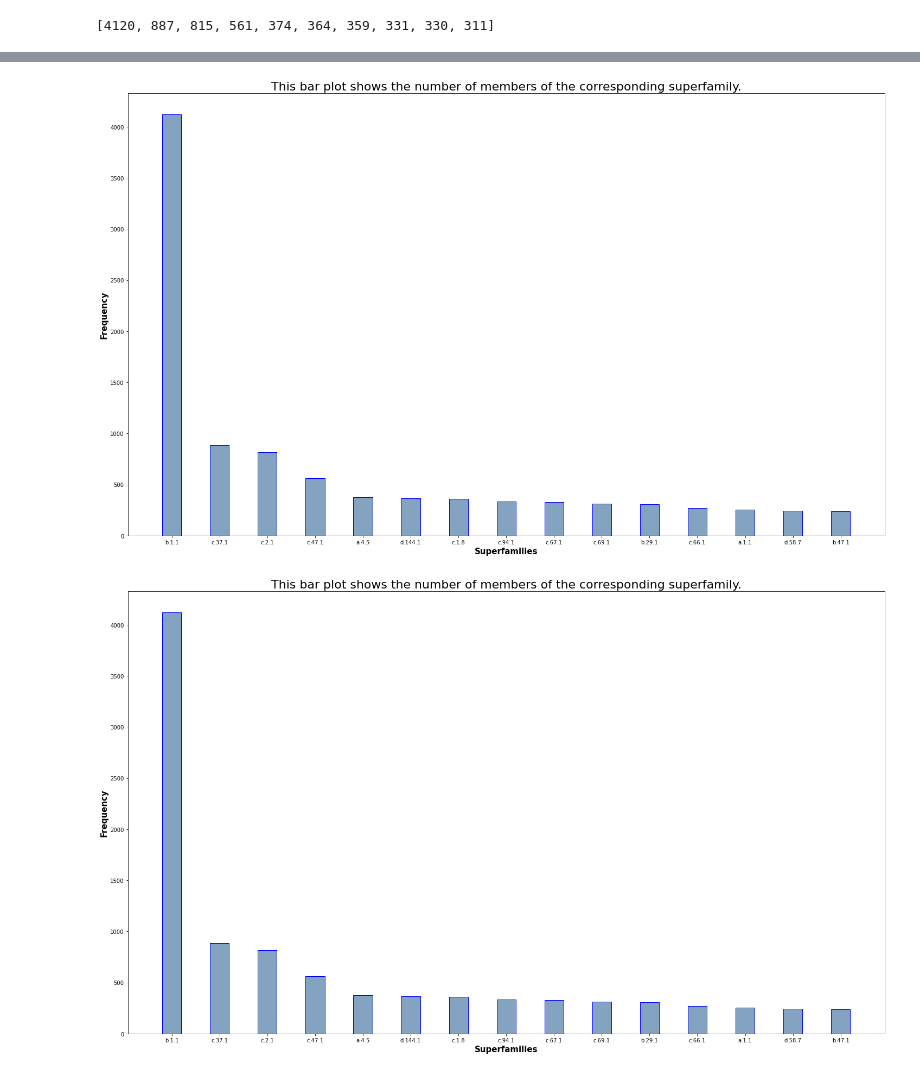
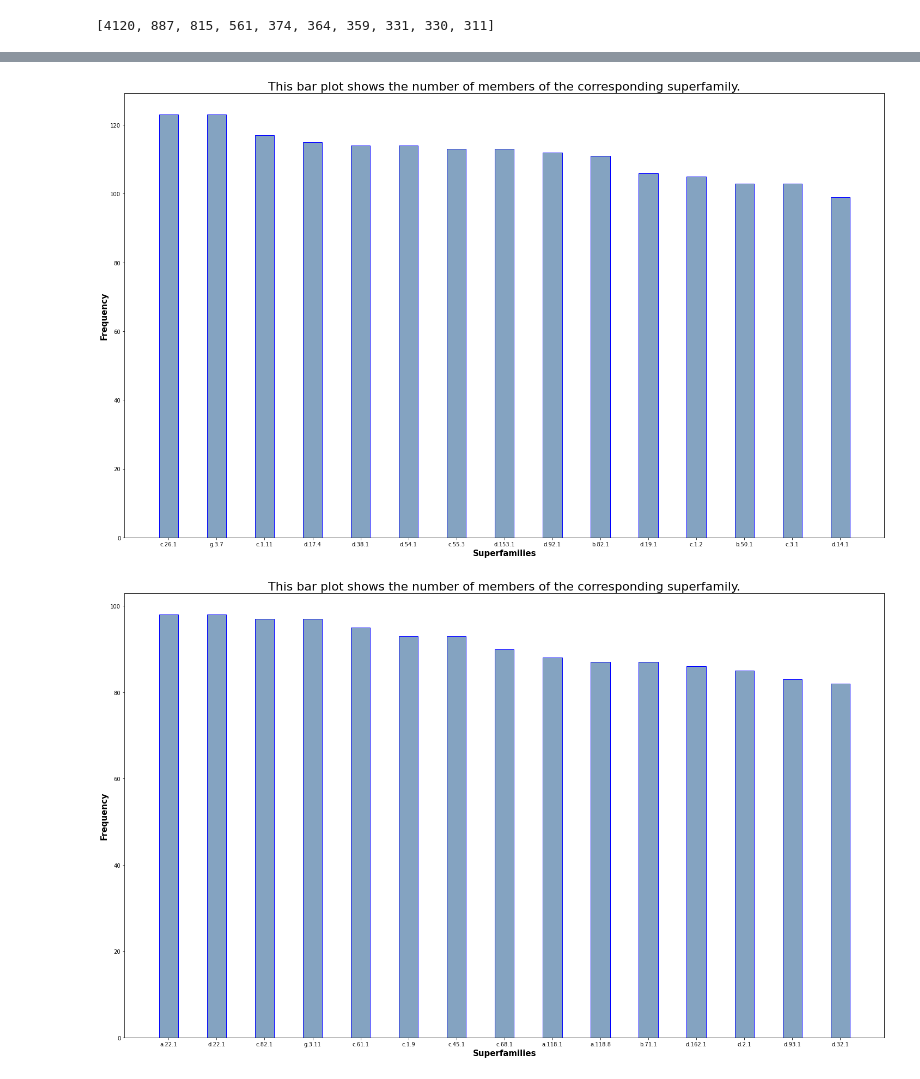
Before and after one commit to mrzResearchArena/esm-embedding-clustering, a Jupyter notebook: choose-K-clusters.ipynb, the cells around one changed output, grey strips where cells are left out. Saved outputs shown, nothing was run; the diff lists cells and outputs as text; code cells hidden in the pictures.

```diff
--- a/choose-K-clusters.ipynb
+++ b/choose-K-clusters.ipynb
@@ -68,7 +68,7 @@ def showDictionary(d):
 #end-def
 # %%
 dList =sorted(d.items(), key=lambda x: x[1], reverse=True)
-dList = dList[:100]
+dList = dList
 # %%
 # d.values()
 # %%
@@ -96,14 +96,17 @@ members[0:10]
 # %% [output]
 [4120, 887, 815, 561, 374, 364, 359, 331, 330, 311]
 # %%
+C = 1
 for i in range(15, len(members), 15):
     fig = plt.figure(figsize = (25, 15))
-    plt.bar(superfamilies[:15], members[:15], width = 0.4, color=(0.2, 0.4, 0.6, 0.6),  edgecolor='blue')
+    plt.bar(superfamilies[i-15:i], members[i-15:i], width = 0.4, color=(0.2, 0.4, 0.6, 0.6),  edgecolor='blue')
     plt.xlabel('Superfamilies', fontweight='bold', fontsize=15)
     plt.ylabel('Frequency', fontweight='bold', fontsize=15)
     plt.title("This bar plot shows the number of members of the corresponding superfamily.", fontsize=22)
     plt.savefig(f'images-PNG/{(i+1)-15}-{i}.png')
     plt.savefig(f'images-JPG/{(i+1)-15}-{i}.jpg')
+    if C==5: break
+    C+=1
     # plt.show()
 #end-for
 # %% [output]
@@ -113,2 +116,2 @@ for i in range(15, len(members), 15):
-[figure, old version]
+[figure, new version]
-[figure, old version]
+[figure, new version]
```
Also changed, not shown: parts of 3 cells of this notebook.
